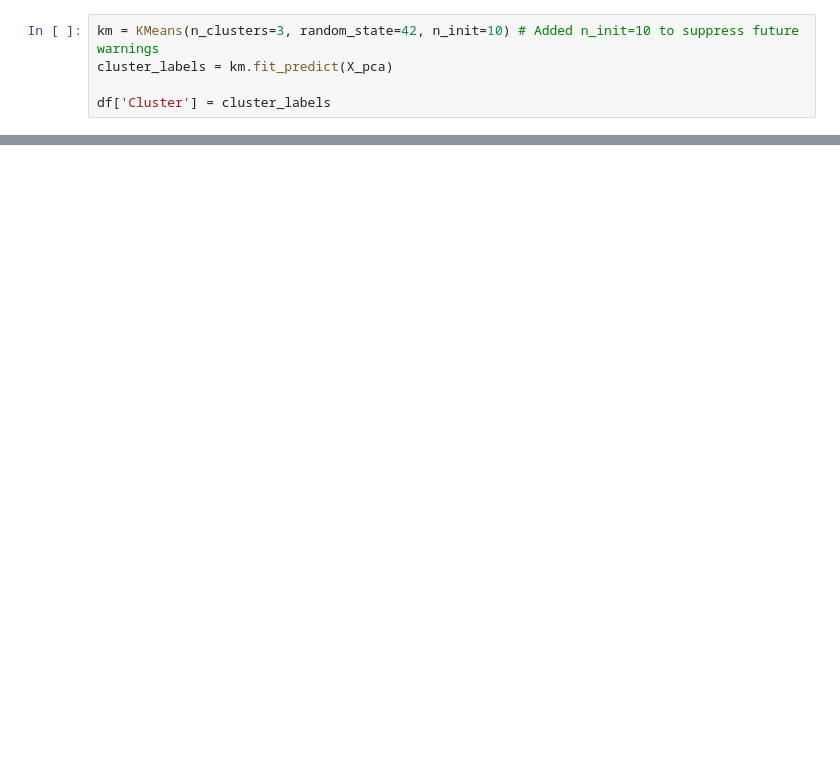
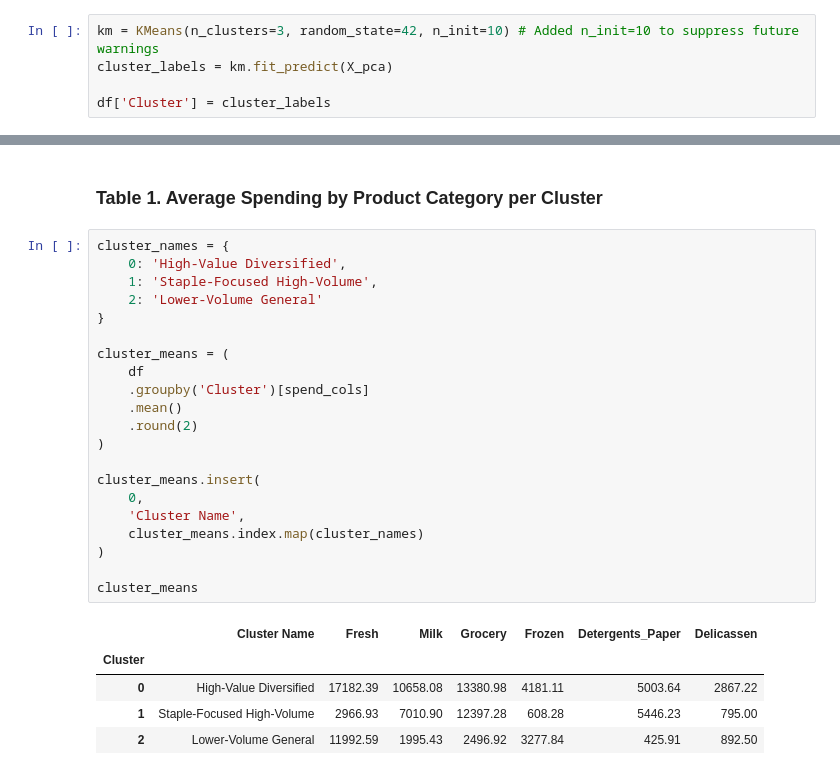
Before and after one commit to EsserMishelle/customer-spending-segmentation, a Jupyter notebook: 4_Cluster_Interpretation.ipynb, the cells around one changed output, grey strips where cells are left out. Drawn from its saved outputs; the diff is of its cells as text; blank space fills up the shorter version.

```diff
--- a/4_Cluster_Interpretation.ipynb
+++ b/4_Cluster_Interpretation.ipynb
@@ -199,0 +270,29 @@ dtype: int64
+# %% [markdown]
+### Table 1. Average Spending by Product Category per Cluster
+# %%
+cluster_names = {
+    0: 'High-Value Diversified',
+    1: 'Staple-Focused High-Volume',
+    2: 'Lower-Volume General'
+}
+
+cluster_means = (
+    df
+    .groupby('Cluster')[spend_cols]
+    .mean()
+    .round(2)
+)
+
+cluster_means.insert(
+    0,
+    'Cluster Name',
+    cluster_means.index.map(cluster_names)
+)
+
+cluster_means
+# %% [output]
+|  | Cluster Name | Fresh | Milk | Grocery | Frozen | Detergents_Paper | Delicassen |
+| Cluster |  |  |  |  |  |  |  |
+| 0 | High-Value Diversified | 17182.39 | 10658.08 | 13380.98 | 4181.11 | 5003.64 | 2867.22 |
+| 1 | Staple-Focused High-Volume | 2966.93 | 7010.90 | 12397.28 | 608.28 | 5446.23 | 795.00 |
+| 2 | Lower-Volume General | 11992.59 | 1995.43 | 2496.92 | 3277.84 | 425.91 | 892.50 |
```
Also changed, not shown: parts of 27 cells of this notebook.
